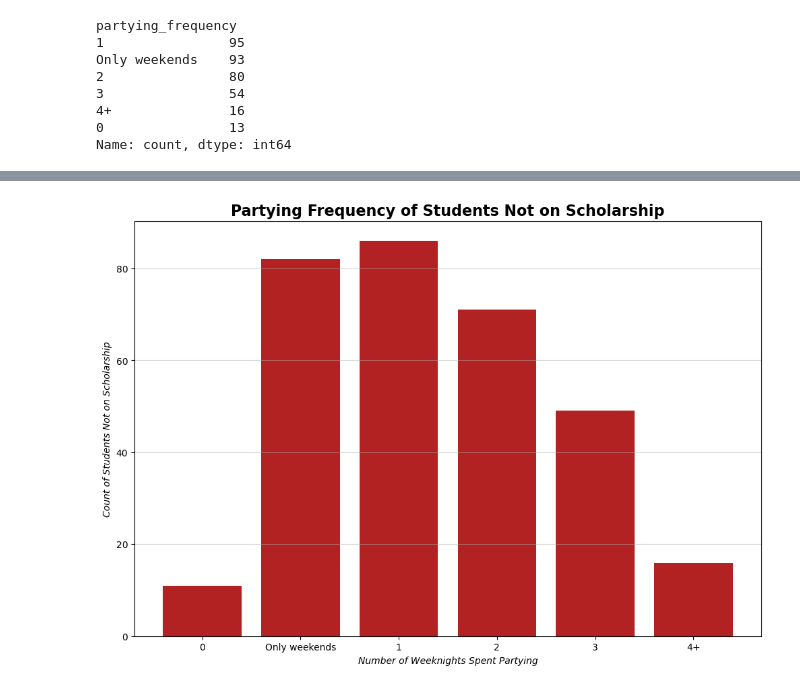
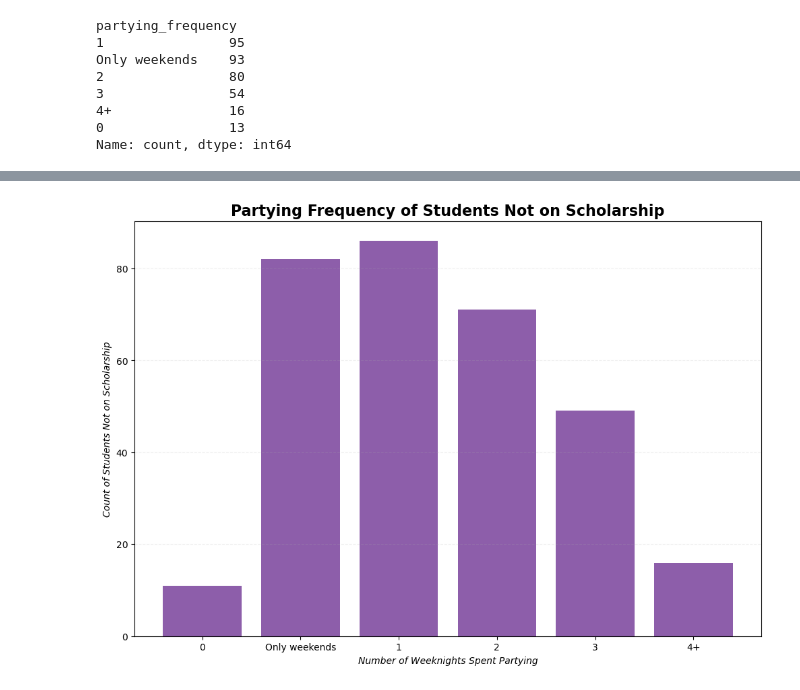
Before and after one commit to kjrebeck/project-1-group-14, a Jupyter notebook: Data Analysis/Research_Question_3.ipynb, the cells around one changed output, grey strips where cells are left out. Saved outputs shown, nothing was run; the diff lists cells and outputs as text; code cells hidden in the pictures.

```diff
--- a/Data Analysis/Research_Question_3.ipynb
+++ b/Data Analysis/Research_Question_3.ipynb
@@ -153,28 +170,28 @@ plt.show()
 # %%
 # Generate a bar plot showing the number of weeknights spent partying per week by students not on scholarship
 plt.figure(figsize =(12,8))
 
 no_schol_party = df_no_schol["partying_frequency"].value_counts()
 x = list(no_schol_party.index)
 y = list(no_schol_party.values)
 
 # Reorder the values so they present logically
 reorder = [5, 1, 0, 2, 3, 4]
 
 x_reordered = [x[i] for i in reorder]
 y_reordered = [y[i] for i in reorder]
 
-plt.bar(x_reordered,y_reordered, color = "Firebrick")
+plt.bar(x_reordered,y_reordered, color = "#8d5eaa")
 
 plt.xlabel("Number of Weeknights Spent Partying", fontstyle = "italic")
 plt.ylabel("Count of Students Not on Scholarship", fontstyle = "italic")
 plt.title("Partying Frequency of Students Not on Scholarship", fontweight = "bold", fontsize = 16)
 
-plt.grid(axis='y', alpha = .5)
+plt.grid(axis='y', alpha = .2, linestyle = '--')
 
 plt.show()
 # %% [output]
-[figure, old version]
+[figure, new version]
 # %%
 # Generate a bar plot showing the average alcohol volume on nights out by students on scholarship
 plt.figure(figsize =(12,8))
```
Also changed, not shown: parts of 20 cells of this notebook, 2 other files.
